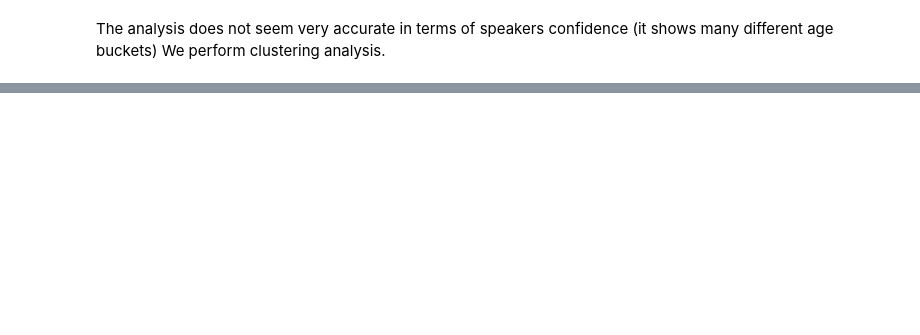
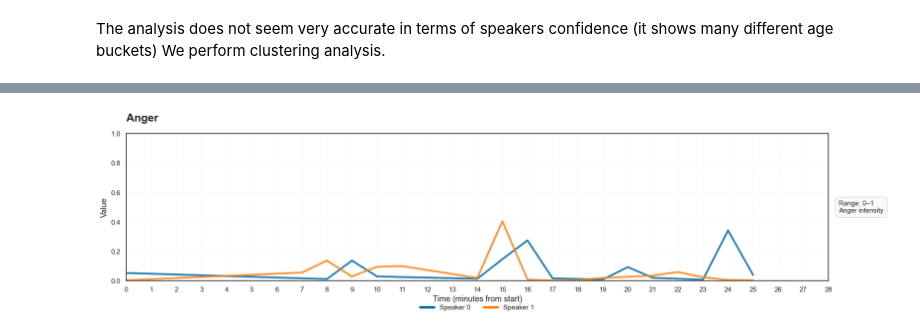
Before and after one commit to lorahc/Richemont, a Jupyter notebook: AUDIO.ipynb, the cells around one changed output, grey strips where cells are left out. Saved outputs shown, nothing was run; the diff lists cells and outputs as text; code cells hidden in the pictures; blank space fills up the shorter version.

```diff
--- a/AUDIO.ipynb
+++ b/AUDIO.ipynb
@@ -428,3 +434,5 @@ metric_info = {
     'Voice_Gender_Child_confidence': "0–1\nConfidence: child",
     'Voice_Age': "Years\nEstimated age"
 }
+
+voice_metrics = [col for col in df_voice.columns if col.startswith('Voice_') and col not in ['Voice_Active']]
@@ -585,0 +439,85 @@ for metric in voice_metrics:
+# %%
+
+
+
+sns.set_theme(style="white", font="Arial", font_scale=1.2)
+
+
+df_smooth = df.copy()
+df_smooth = df_smooth.sort_values('Time_min')
+df_smooth['Time_min_norm'] = df_smooth['Time_min'] - df_smooth['Time_min'].min()
+
+
+df_smooth['Minute'] = df_smooth['Time_min_norm'].astype(int)
+df_by_minute = df_smooth.groupby(['Minute', 'Speaker_Label'])[voice_metrics].mean().reset_index()
+
+
+speaker_colors = {
+    'Speaker 0': '#006BA4',
+    'Speaker 1': '#FF800E',
+}
+
+
+for metric in voice_metrics:
+    fig, ax = plt.subplots(figsize=(18, 5))
+
+    for label in ['Speaker 0', 'Speaker 1']:
+        color = speaker_colors[label]
+        mask = df_by_minute['Speaker_Label'] == label
+        ax.plot(
+            df_by_minute.loc[mask, 'Minute'],
+            df_by_minute.loc[mask, metric],
+            label=label,
+            color=color,
+            linewidth=3,
+            alpha=0.85
+        )
+
+    ax.set_title(
+        metric.replace('Voice_', '').replace('_', ' ').title(),
+        fontsize=18,
+        loc='left',
+        pad=20,
+        fontweight='bold'
+    )
+
+    ax.set_xlabel("Time (minutes from start)", fontsize=13)
+    ax.set_ylabel("Value", fontsize=13)
+    ax.tick_params(axis='both', labelsize=11)
+    ax.grid(True, linestyle='--', linewidth=0.4, alpha=0.3)
+    ax.set_ylim(0, 1)
+
+
+    handles = [
+        Line2D([0], [0], color=speaker_colors[label], lw=4, label=label)
+        for label in ['Speaker 0', 'Speaker 1']
+    ]
+    ax.legend(
+        handles=handles,
+        loc='upper center',
+        bbox_to_anchor=(0.5, -0.12),
+        ncol=2,
+        frameon=False,
+        fontsize=11
+    )
+
+
+    info_text = metric_info.get(metric, "")
+    ax.annotate(
+        info_text,
+        xy=(1.015, 0.5), xycoords='axes fraction',
+        fontsize=11,
+        ha='left', va='center',
+        bbox=dict(boxstyle='round,pad=0.5', fc='#FAFAFA', ec='lightgray', alpha=0.95)
+    )
+
+    plt.subplots_adjust(right=0.87)
+    ax.set_xticks(df_by_minute['Minute'].unique())
+    ax.set_xlim(df_by_minute['Minute'].min(), df_by_minute['Minute'].max())
+    ax.grid(True, axis='x', linestyle='--', linewidth=0.4, alpha=0.3)
+
+
+    plt.tight_layout()
+    plt.show()
+# %% [output]
+[figure, added]
```
Also changed, not shown: parts of 20 cells of this notebook.
